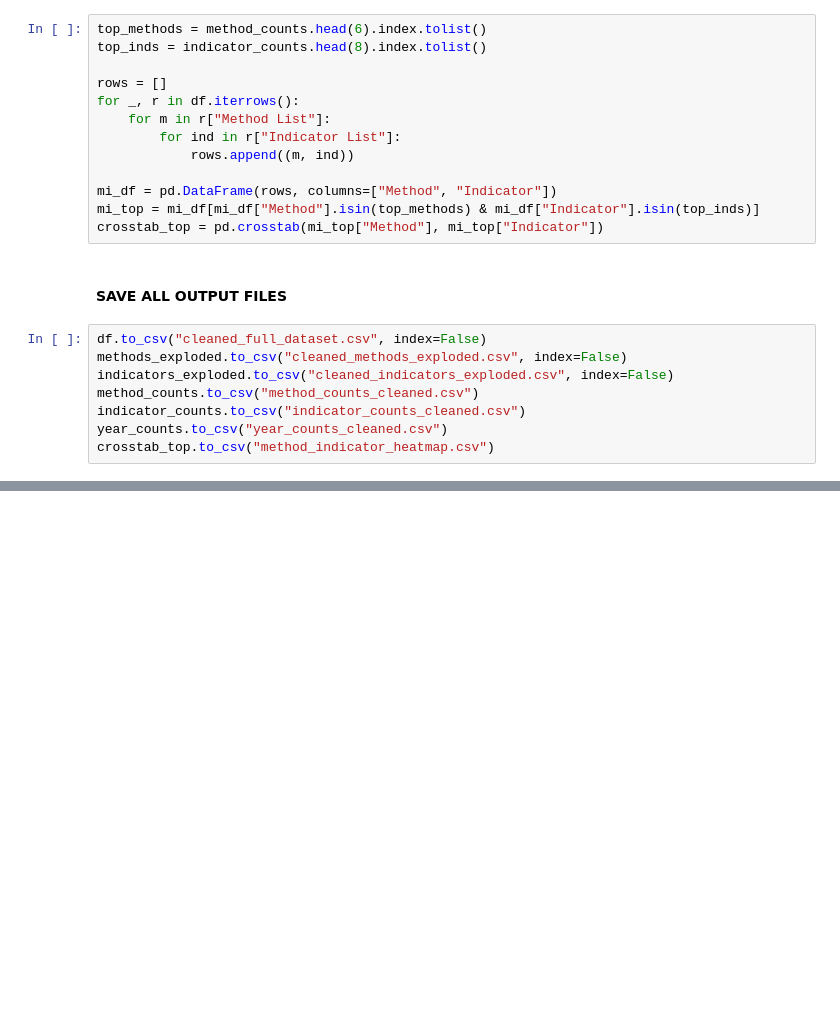
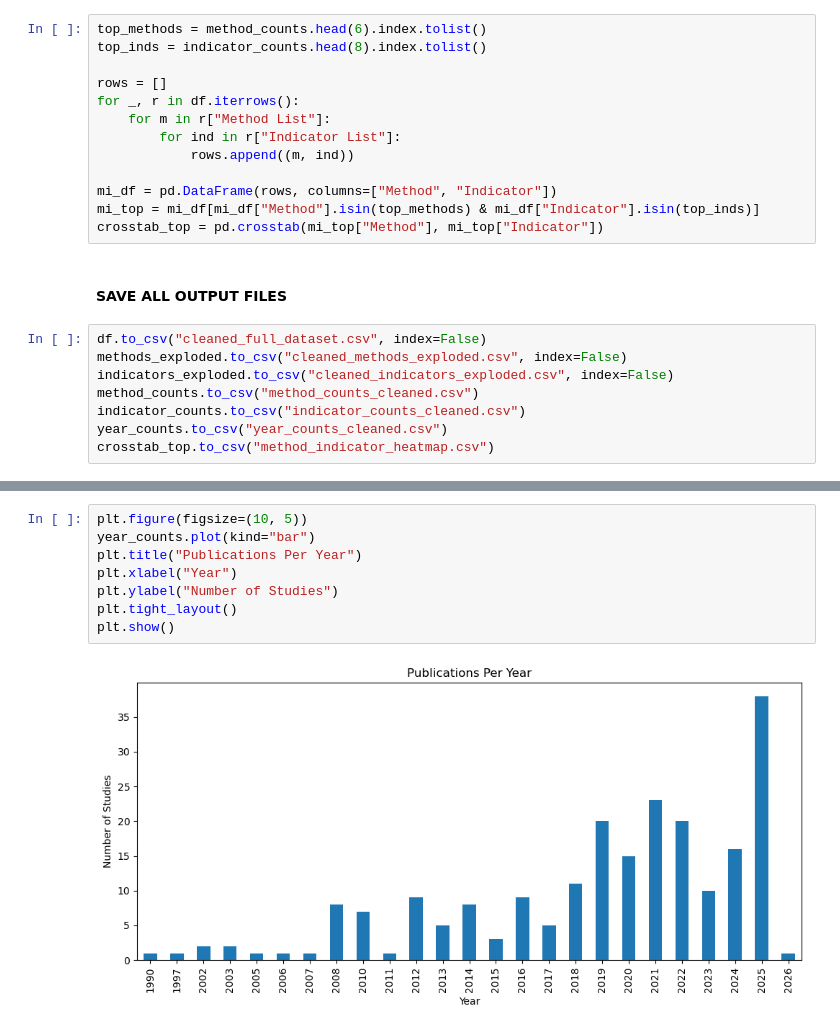
Before and after one commit to DolapoSalim/literature_syn_analysis, a Jupyter notebook: scripts/load_data.ipynb, the cells around one changed output, grey strips where cells are left out. Cells and saved outputs as stored; diff of their text form; blank space fills up the shorter version.

```diff
--- a/scripts/load_data.ipynb
+++ b/scripts/load_data.ipynb
@@ -108,0 +137,10 @@ crosstab_top.to_csv("method_indicator_heatmap.csv")
+# %%
+plt.figure(figsize=(10, 5))
+year_counts.plot(kind="bar")
+plt.title("Publications Per Year")
+plt.xlabel("Year")
+plt.ylabel("Number of Studies")
+plt.tight_layout()
+plt.show()
+# %% [output]
+[figure, added]
```
Also changed, not shown: parts of 4 cells of this notebook.
